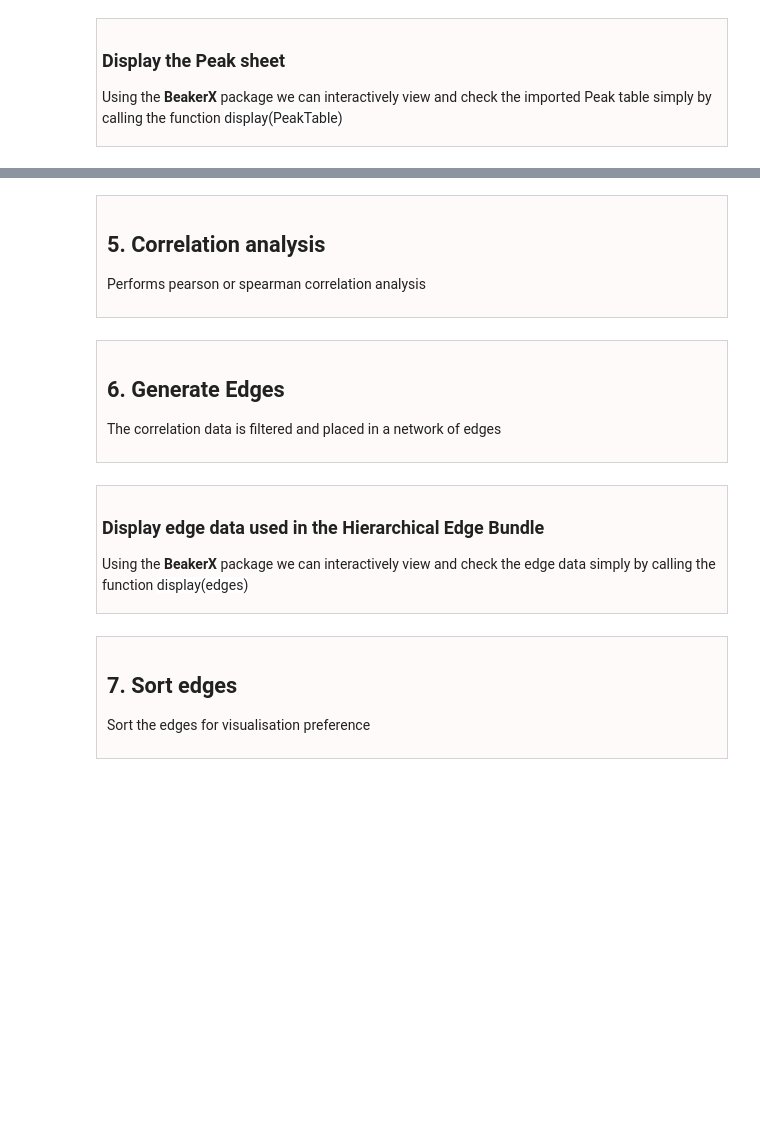
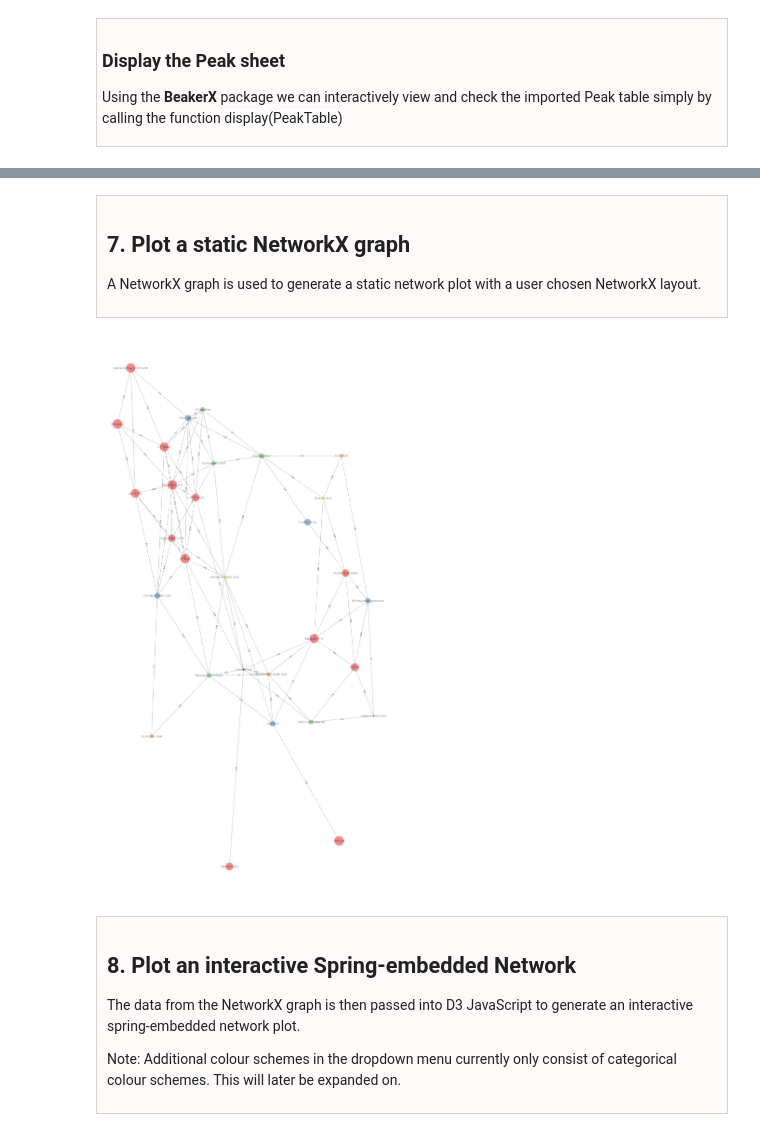
Before and after one commit to brettChapman/multivis_tutorials, a Jupyter notebook: Tutorial5.ipynb, the cells around one changed output, grey strips where cells are left out. Cells and saved outputs as stored; diff of their text form; code cells hidden in the pictures; blank space fills up the shorter version.

```diff
--- a/Tutorial5.ipynb
+++ b/Tutorial5.ipynb
@@ -63,6 +60,6 @@ Note: To the Peak sheet a "Color" column has been added which represents "Red" f
 </div></div>
 # %%
-file = 'Data.xlsx'
+file = 'NathanDataPub.xlsx'
 
 DataTable,PeakTable = multivis.utils.loadData(home + file, DataSheet='Data', PeakSheet='Peak')
 # %% [output]
@@ -109,0 +116,6 @@ X_data = pd.DataFrame(Xlog, columns=peaklist)
+# %%
+correlationType = "pearson" #"spearman"; "kendalltau"
+
+X = X_data[PeakTable['Name']]
+
+Scores,Pvalues = multivis.utils.corrAnalysis(X, correlationType)
@@ -110,8 +160,7 @@ X_data = pd.DataFrame(Xlog, columns=peaklist)
 # %% [markdown]
 <div style="background-color:rgb(255, 250, 250); padding:10px;  border: 1px solid lightgrey; padding-left: 1em; padding-right: 1em;">
 
-## 5. Correlation analysis
+## 7.  Plot a static NetworkX graph
 
-Performs pearson or spearman correlation analysis
-
+A NetworkX graph is used to generate a static network plot with a user chosen NetworkX layout.
 </div>
@@ -124,8 +167,38 @@ ScoreBlocks,PvalueBlocks = multivis.utils.corrAnalysis(X, correlationType)
+# %%
+networkPlot = multivis.plotNetwork(g)
+
+node_params = dict({'sizing_column': 'pvalue'
+                    , 'sizeScale': 'reverse_linear'
+                    , 'size_range': (150,3000)
+                    , 'alpha': 0.5
+                    , 'nodeLabels': True
+                    , 'fontSize': 15
+                    , 'keepSingletons': False})
+
+filter_params = dict({'column': 'pvalue'
+                      , 'threshold':  1.0
+                      , 'operator': '>'
+                      , 'sign': "pos"})
+
+general_params = dict({'imageFileName': 'springNetwork.png'
+                       , 'edgeLabels': True
+                       , 'saveImage': True
+                       , 'layout': 'spring'
+                       , 'dpi': 200
+                       , 'figSize': (30,60)})
+
+networkPlot.set_params(**general_params,**node_params,**filter_params)
+
+networkPlot.run()
+# %% [output]
+[figure, added]
 # %% [markdown]
 <div style="background-color:rgb(255, 250, 250); padding:10px;  border: 1px solid lightgrey; padding-left: 1em; padding-right: 1em;">
 
-## 6.  Generate Edges
+## 8.  Plot an interactive Spring-embedded Network
 
-The correlation data is filtered and placed in a network of edges
+The data from the NetworkX graph is then passed into D3 JavaScript to generate an interactive spring-embedded network plot.
+
+Note: Additional colour schemes in the dropdown menu currently only consist of categorical colour schemes. This will later be expanded on.
 
 </div>
@@ -142,7 +204,0 @@ edges = networkEdges.getEdges()
-# %% [markdown]
-<div style="background-color:rgb(255, 250, 250); padding:5px;  border: 1px solid lightgrey; padding-left: 1em; padding-right: 1em;">
-
-### Display edge data used in the Hierarchical Edge Bundle
-
-Using the <b>BeakerX</b> package we can interactively view and check the edge data simply by calling the function <span style="font-family: monaco; font-size: 14px; background-color:white;">display(edges)</span><br>
-</div>
@@ -151,8 +204,0 @@ display(edges)
-# %% [markdown]
-<div style="background-color:rgb(255, 250, 250); padding:10px;  border: 1px solid lightgrey; padding-left: 1em; padding-right: 1em;">
-
-## 7.  Sort edges
-
-Sort the edges for visualisation preference
-
-</div>
```
Also changed, not shown: parts of 16 cells of this notebook, 17 other files.
